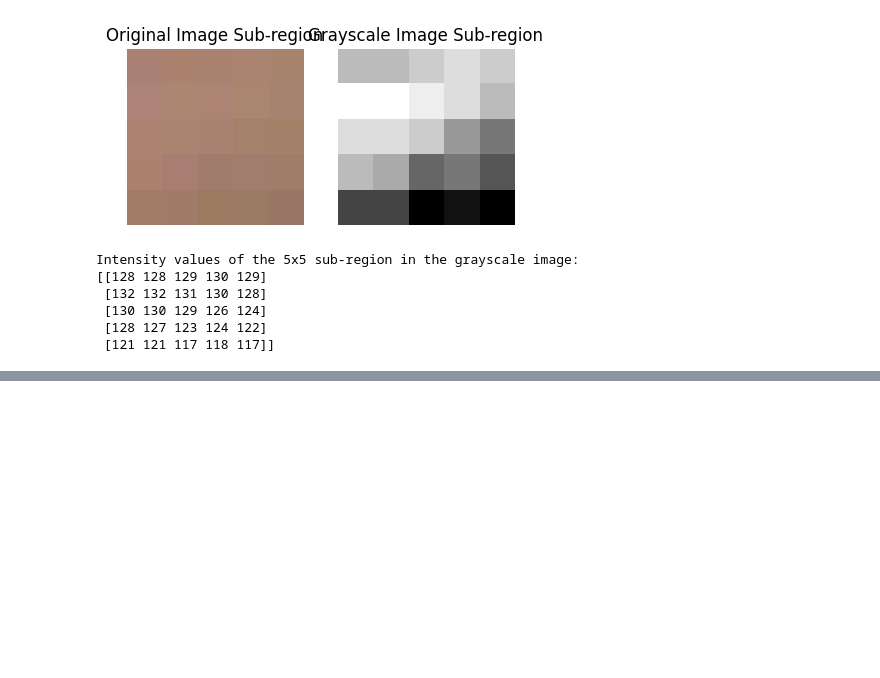
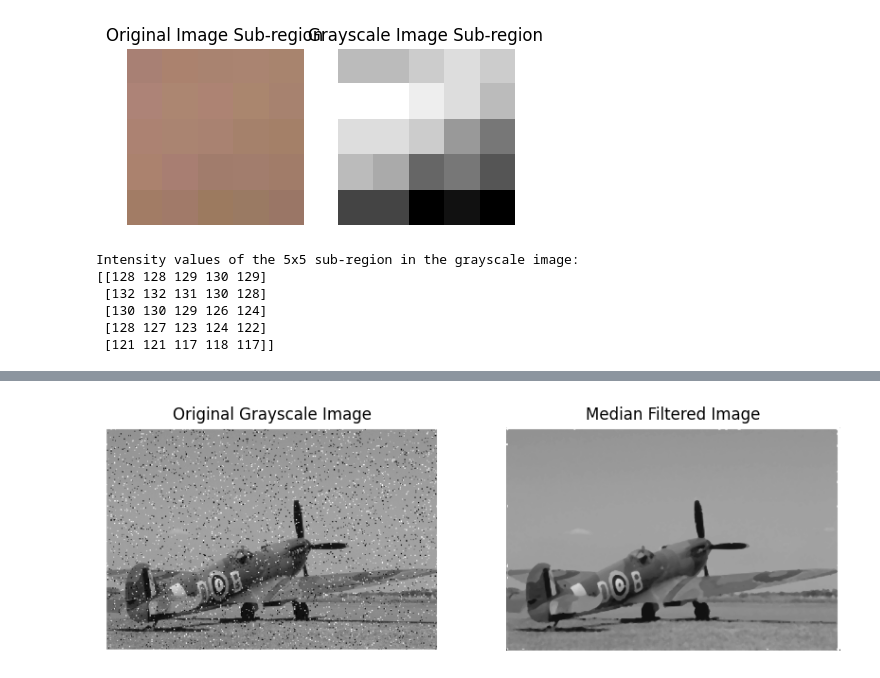
Before and after one commit to mehadishakil/DIP-Lab-Final-2024, a Jupyter notebook: DIP_Lab_Final_2024.ipynb, the cells around one changed output, grey strips where cells are left out. Cells and saved outputs as stored; diff of their text form; code cells hidden in the pictures; blank space fills up the shorter version.

```diff
--- a/DIP_Lab_Final_2024.ipynb
+++ b/DIP_Lab_Final_2024.ipynb
@@ -96,0 +117,28 @@ Intensity values of the 5x5 sub-region in the grayscale image:
+# %%
+# median filter for smoothing with a 5x5 kernel size
+def apply_median_filter(image, kernel_size):
+    padded_image = np.pad(image, (kernel_size // 2,), mode='constant', constant_values=0)
+    filtered_image = np.zeros_like(image)
+
+    height, width = image.shape
+
+    for i in range(height):
+        for j in range(width):
+            neighbors = padded_image[i:i+kernel_size, j:j+kernel_size].flatten()
+            median_value = np.median(neighbors)
+            filtered_image[i, j] = median_value
+
+    return filtered_image
+
+median_filtered_image = apply_median_filter(gray_image, 5)
+fig, ax = plt.subplots(1, 2, figsize=(10, 5))
+
+ax[0].imshow(gray_image, cmap='gray')
+ax[0].set_title('Original Grayscale Image')
+ax[0].axis('off')
+ax[1].imshow(median_filtered_image, cmap='gray')
+ax[1].set_title('Median Filtered Image')
+ax[1].axis('off')
+plt.show()
+# %% [output]
+[figure, added]
```
Also changed, not shown: parts of 4 cells of this notebook.
